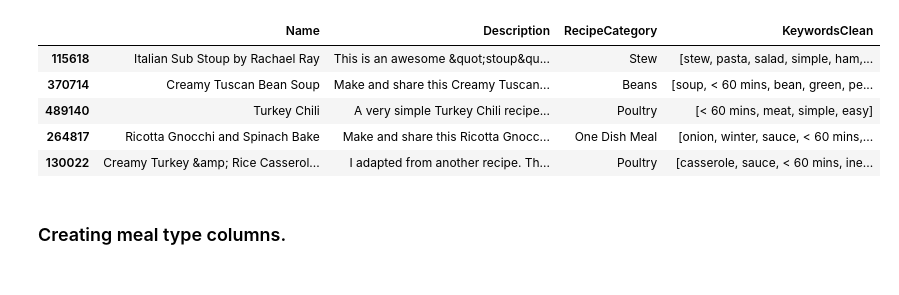
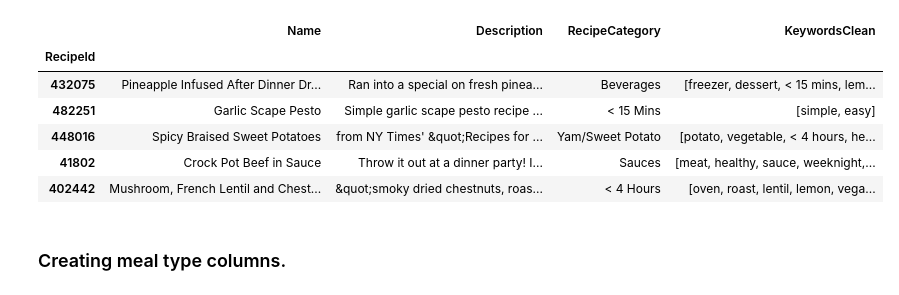
Before and after one commit to nhajouji/foodrecs, a Jupyter notebook: Data Cleaning Notebooks/Categories_cleaning.ipynb, the cells around one changed output. Saved outputs shown, nothing was run; the diff lists cells and outputs as text; code cells hidden in the pictures.

```diff
--- a/Data Cleaning Notebooks/Categories_cleaning.ipynb
+++ b/Data Cleaning Notebooks/Categories_cleaning.ipynb
@@ -7,19 +7,25 @@ import matplotlib.pyplot as plt
 # %%
 # Loading data
 recipes_raw = pd.read_parquet("../data/recipes.parquet")
+recipes_raw['RecipeId'] = recipes_raw['RecipeId'].astype(int)
+recipes_raw.set_index('RecipeId', inplace=True)
+
 reviews_raw = pd.read_parquet("../data/reviews.parquet")
+reviews_raw.set_index('ReviewId', inplace=True)
+
 keywords = pd.read_parquet("../data/clean_columns/keywords_clean.parquet")
 # %%
 # We retrieve the keywords for our recipes
-recipes = recipes_raw.merge(keywords, how='inner', on='RecipeId')
+recipes = pd.merge(recipes_raw, keywords[['KeywordsClean']], left_index=True, right_index=True, how='inner')
 recipes[['Name', 'Description', 'RecipeCategory', 'KeywordsClean']].sample(5)
 # %% [output]
 |  | Name | Description | RecipeCategory | KeywordsClean |
-| 115618 | Italian Sub Stoup by Rachael Ray | This is an awesome &quot;stoup&qu... | Stew | [stew, pasta, salad, simple, ham,... |
-| 370714 | Creamy Tuscan Bean Soup | Make and share this Creamy Tuscan... | Beans | [soup, < 60 mins, bean, green, pe... |
-| 489140 | Turkey Chili | A very simple Turkey Chili recipe... | Poultry | [< 60 mins, meat, simple, easy] |
-| 264817 | Ricotta Gnocchi and Spinach Bake | Make and share this Ricotta Gnocc... | One Dish Meal | [onion, winter, sauce, < 60 mins,... |
-| 130022 | Creamy Turkey &amp; Rice Casserol... | I adapted from another recipe. Th... | Poultry | [casserole, sauce, < 60 mins, ine... |
+| RecipeId |  |  |  |  |
+| 432075 | Pineapple Infused After Dinner Dr... | Ran into a special on fresh pinea... | Beverages | [freezer, dessert, < 15 mins, lem... |
+| 482251 | Garlic Scape Pesto | Simple garlic scape pesto recipe ... | < 15 Mins | [simple, easy] |
+| 448016 | Spicy Braised Sweet Potatoes | from NY Times' &quot;Recipes for ... | Yam/Sweet Potato | [potato, vegetable, < 4 hours, he... |
+| 41802 | Crock Pot Beef in Sauce | Throw it out at a dinner party! I... | Sauces | [meat, healthy, sauce, weeknight,... |
+| 402442 | Mushroom, French Lentil and Chest... | &quot;smoky dried chestnuts, roas... | < 4 Hours | [oven, roast, lentil, lemon, vega... |
 # %%
 # This is just for analysis purposes
 
```
Also changed, not shown: parts of 4 cells of this notebook, 10 other files.
